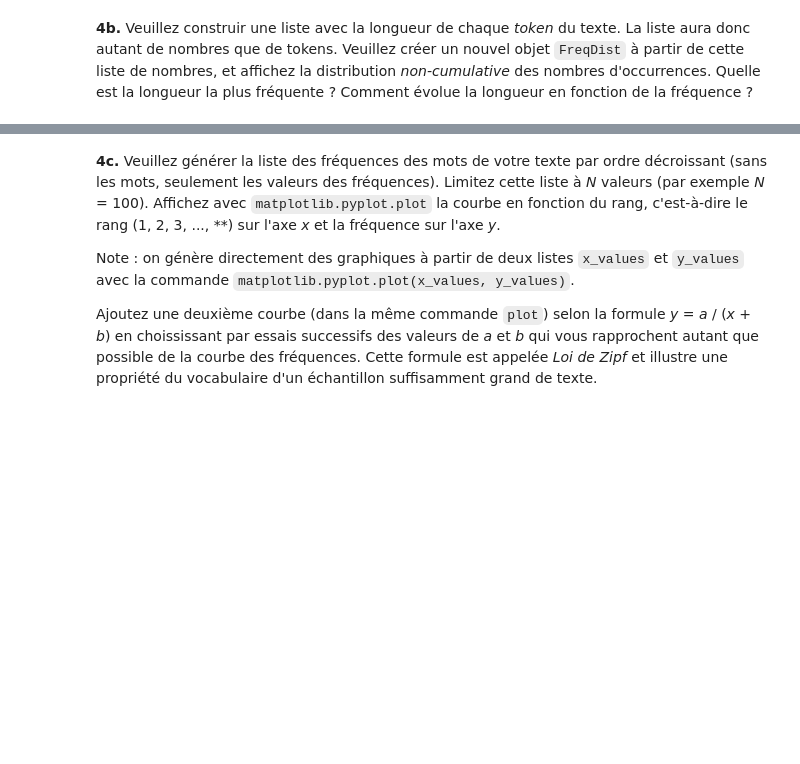
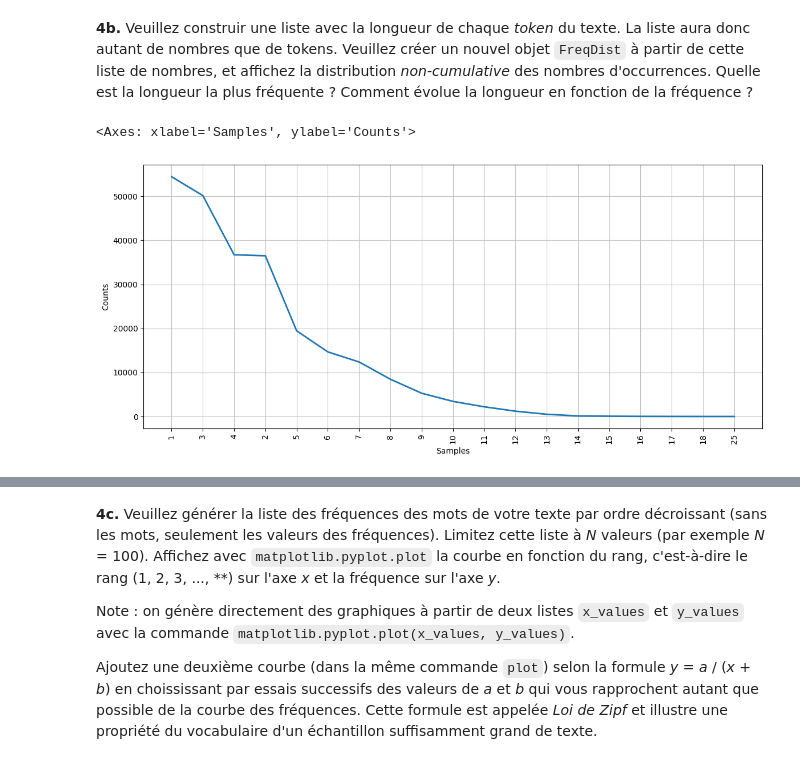
Before and after one commit to Raynobrak/heigvd-labos-tal, a Jupyter notebook: Labo1/TAL_Labo1b_Ançay_Charbonnier.ipynb, the cells around one changed output, grey strips where cells are left out. Cells and saved outputs as stored; diff of their text form; code cells hidden in the pictures; blank space fills up the shorter version.

```diff
--- a/Labo1/TAL_Labo1b_Ançay_Charbonnier.ipynb
+++ b/Labo1/TAL_Labo1b_Ançay_Charbonnier.ipynb
@@ -284,3 +289,14 @@ import matplotlib.pyplot
 **4b.** Veuillez construir une liste avec la longueur de chaque _token_ du texte.  La liste aura donc autant de nombres que de tokens.  Veuillez créer un nouvel objet `FreqDist` à partir de cette liste de nombres, et affichez la distribution _non-cumulative_ des nombres d'occurrences.  Quelle est la longueur la plus fréquente ?  Comment évolue la longueur en fonction de la fréquence ?
 # %%
 # Veuillez écrire votre code ci-dessous, puis exécuter cette cellule.
+
+len_token = [len(tok) for tok in tokens]
+len_token_text = nltk.Text(tokens=len_token)
+
+fdist2 = FreqDist(len_token_text)
+
+figure(figsize=(14, 6), dpi=100)
+fdist2.plot(70, cumulative=False)
+# %% [output]
+<Axes: xlabel='Samples', ylabel='Counts'>
+[figure, added]
```
Also changed, not shown: parts of 7 cells of this notebook, 3 other files.
